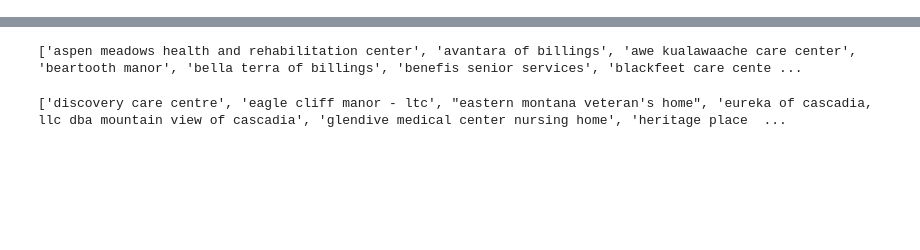
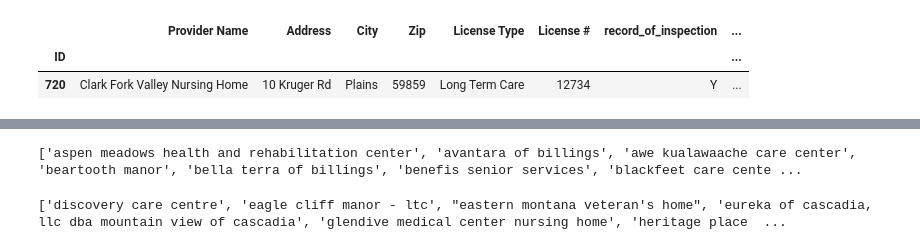
Before and after one commit to mfreyre/mtfp, a Jupyter notebook: longterm_nursinghome_data/Longterm Care Facilities Questions.ipynb, the cells around one changed output, grey strips where cells are left out. Saved outputs shown, nothing was run; the diff lists cells and outputs as text; code cells hidden in the pictures; blank space fills up the shorter version.

```diff
--- a/longterm_nursinghome_data/Longterm Care Facilities Questions.ipynb
+++ b/longterm_nursinghome_data/Longterm Care Facilities Questions.ipynb
@@ -1,4 +1,15 @@
 # %%
 import pandas as pd
 import numpy as np
+# %%
+state_data = pd.read_csv("state_longterm_care_list.csv",index_col=0)
+state_data['provider_name'] = state_data['Provider Name'].copy().str.lower().str.replace('.', '').str.replace('&', 'and')
+state_data = state_data.sort_values(by='provider_name', ascending=True)
+state_data = state_data.rename(columns={ 'State Inspection Recorded': 'record_of_inspection','Inspection Date 1':'inspection_date_1', 'Inspection Date 2':'inspection_date_2', 'Inspection Date 3':'inspection_date_3', 'Inspection Date 4':'inspection_date_4', 'Inspection Date 5':'inspection_date_5'})
+records_of_state_inspection = state_data.loc[(state_data['record_of_inspection'] == 'Y')]
+records_of_state_inspection.head()
+# %% [output]
+|  | Provider Name | Address | City | Zip | License Type | License # | record_of_inspection | ... |
+| ID |  |  |  |  |  |  |  | ... |
+| 720 | Clark Fork Valley Nursing Home | 10 Kruger Rd | Plains | 59859 | Long Term Care | 12734 | Y | ... |
 # %%
```
Also changed, not shown: parts of 6 cells of this notebook, 1 other file.
